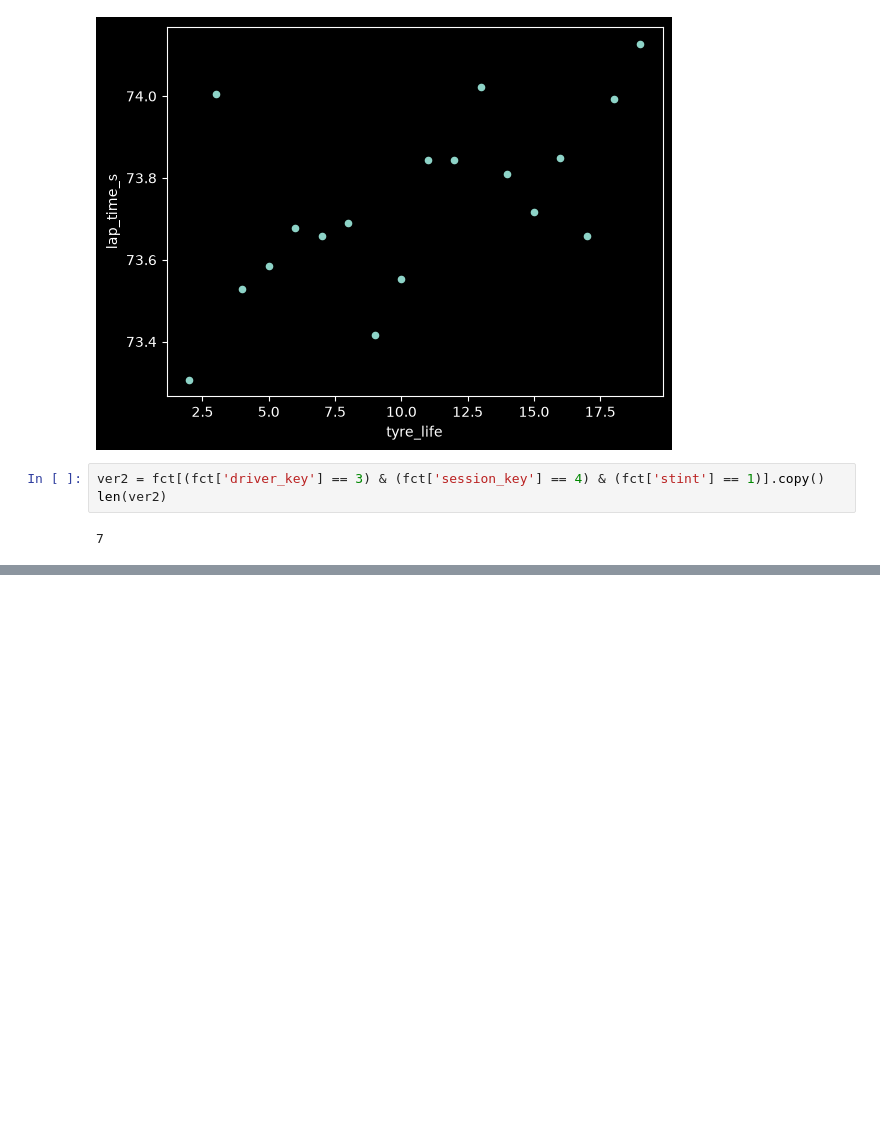
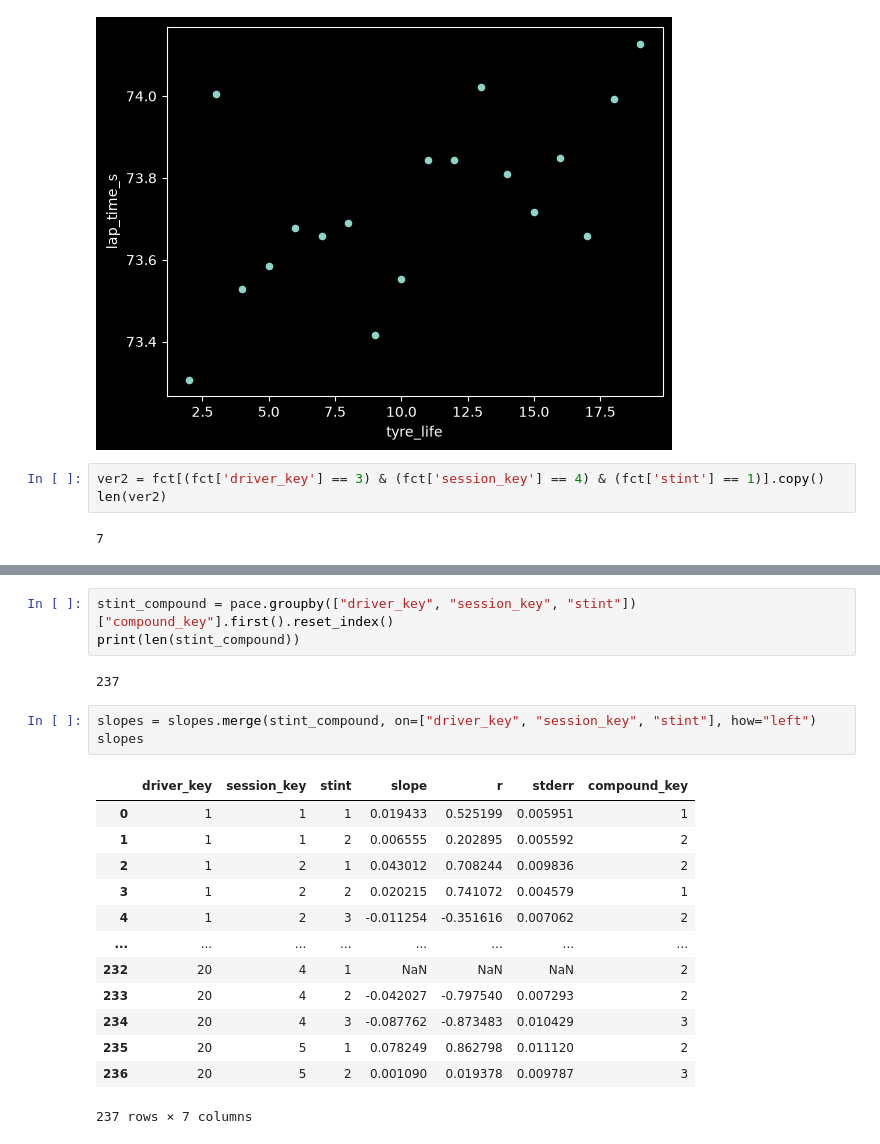
Before and after one commit to Albuqr/f1-lakehouse, a Jupyter notebook: analysis.ipynb, the cells around one changed output, grey strips where cells are left out. Drawn from its saved outputs; the diff is of its cells as text; blank space fills up the shorter version.

```diff
--- a/analysis.ipynb
+++ b/analysis.ipynb
@@ -194,0 +320,22 @@ len(ver2)
+# %%
+stint_compound = pace.groupby(["driver_key", "session_key", "stint"])["compound_key"].first().reset_index()
+print(len(stint_compound))
+# %% [output]
+237
+# %%
+slopes = slopes.merge(stint_compound, on=["driver_key", "session_key", "stint"], how="left")
+slopes
+# %% [output]
+|  | driver_key | session_key | stint | slope | r | stderr | compound_key |
+| 0 | 1 | 1 | 1 | 0.019433 | 0.525199 | 0.005951 | 1 |
+| 1 | 1 | 1 | 2 | 0.006555 | 0.202895 | 0.005592 | 2 |
+| 2 | 1 | 2 | 1 | 0.043012 | 0.708244 | 0.009836 | 2 |
+| 3 | 1 | 2 | 2 | 0.020215 | 0.741072 | 0.004579 | 1 |
+| 4 | 1 | 2 | 3 | -0.011254 | -0.351616 | 0.007062 | 2 |
+| ... | ... | ... | ... | ... | ... | ... | ... |
+| 232 | 20 | 4 | 1 | NaN | NaN | NaN | 2 |
+| 233 | 20 | 4 | 2 | -0.042027 | -0.797540 | 0.007293 | 2 |
+| 234 | 20 | 4 | 3 | -0.087762 | -0.873483 | 0.010429 | 3 |
+| 235 | 20 | 5 | 1 | 0.078249 | 0.862798 | 0.011120 | 2 |
+| 236 | 20 | 5 | 2 | 0.001090 | 0.019378 | 0.009787 | 3 |
+237 rows × 7 columns
```
Also changed, not shown: parts of 12 cells of this notebook, 1 other file.
